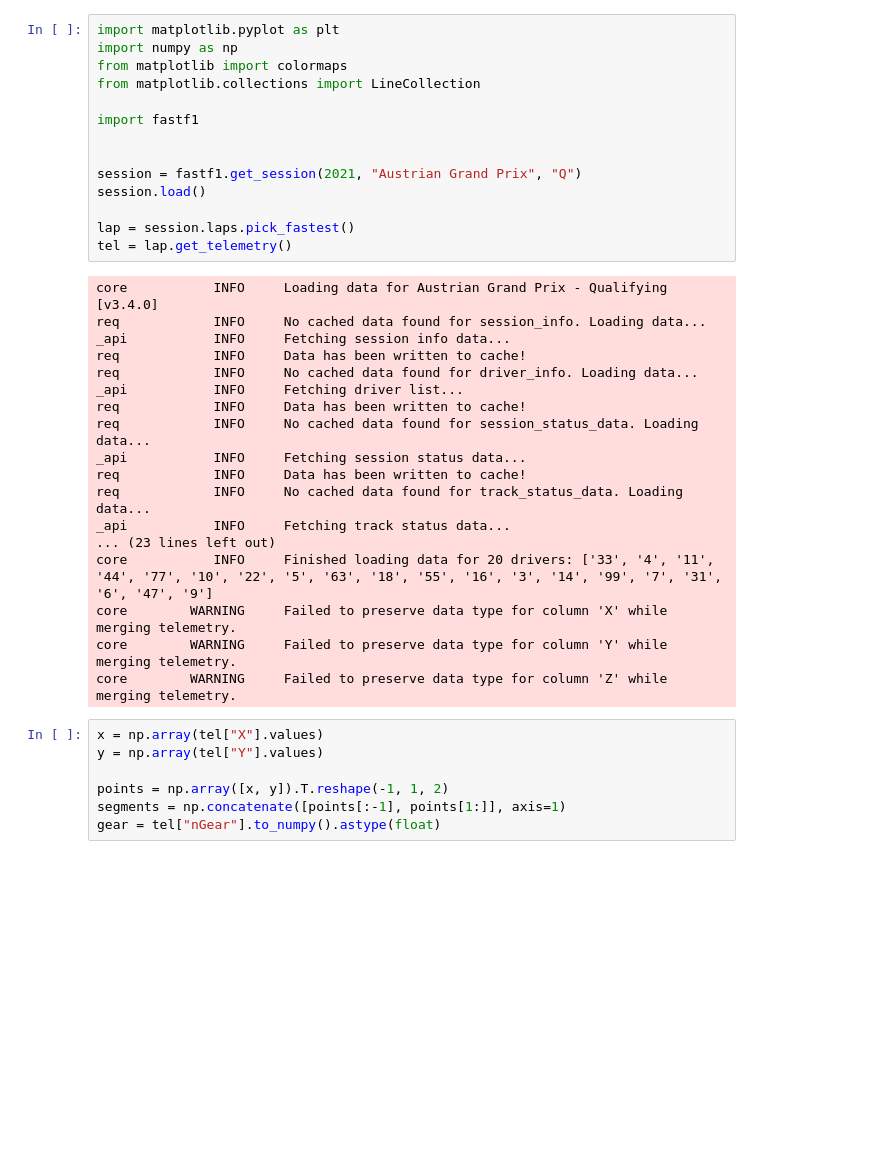
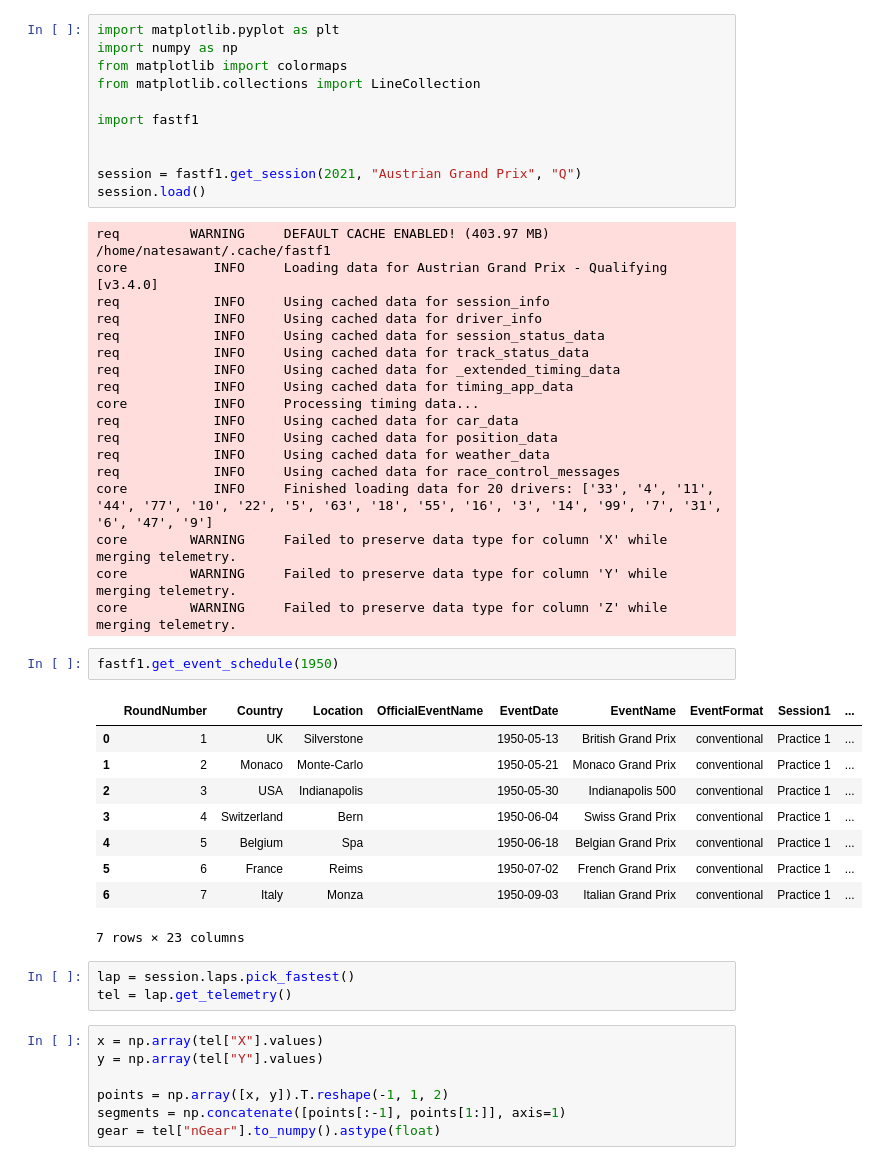
Before and after one commit to natesawant/f1-visualization, a Jupyter notebook: testing.ipynb, the cells around one changed output. Saved outputs shown, nothing was run; the diff lists cells and outputs as text; blank space fills up the shorter version.

```diff
--- a/testing.ipynb
+++ b/testing.ipynb
@@ -9,27 +9,39 @@ import fastf1
 
 session = fastf1.get_session(2021, "Austrian Grand Prix", "Q")
 session.load()
-
-lap = session.laps.pick_fastest()
-tel = lap.get_telemetry()
 # %% [output]
+req         WARNING     DEFAULT CACHE ENABLED! (403.97 MB) /home/natesawant/.cache/fastf1
 core           INFO     Loading data for Austrian Grand Prix - Qualifying [v3.4.0]
-req            INFO     No cached data found for session_info. Loading data...
-_api           INFO     Fetching session info data...
-req            INFO     Data has been written to cache!
-req            INFO     No cached data found for driver_info. Loading data...
-_api           INFO     Fetching driver list...
-req            INFO     Data has been written to cache!
-req            INFO     No cached data found for session_status_data. Loading data...
-_api           INFO     Fetching session status data...
-req            INFO     Data has been written to cache!
-req            INFO     No cached data found for track_status_data. Loading data...
-_api           INFO     Fetching track status data...
-... (23 lines left out)
+req            INFO     Using cached data for session_info
+req            INFO     Using cached data for driver_info
+req            INFO     Using cached data for session_status_data
+req            INFO     Using cached data for track_status_data
+req            INFO     Using cached data for _extended_timing_data
+req            INFO     Using cached data for timing_app_data
+core           INFO     Processing timing data...
+req            INFO     Using cached data for car_data
+req            INFO     Using cached data for position_data
+req            INFO     Using cached data for weather_data
+req            INFO     Using cached data for race_control_messages
 core           INFO     Finished loading data for 20 drivers: ['33', '4', '11', '44', '77', '10', '22', '5', '63', '18', '55', '16', '3', '14', '99', '7', '31', '6', '47', '9']
 core        WARNING     Failed to preserve data type for column 'X' while merging telemetry.
 core        WARNING     Failed to preserve data type for column 'Y' while merging telemetry.
 core        WARNING     Failed to preserve data type for column 'Z' while merging telemetry.
+# %%
+fastf1.get_event_schedule(1950)
+# %% [output]
+|  | RoundNumber | Country | Location | OfficialEventName | EventDate | EventName | EventFormat | Session1 | ... |
+| 0 | 1 | UK | Silverstone |  | 1950-05-13 | British Grand Prix | conventional | Practice 1 | ... |
+| 1 | 2 | Monaco | Monte-Carlo |  | 1950-05-21 | Monaco Grand Prix | conventional | Practice 1 | ... |
+| 2 | 3 | USA | Indianapolis |  | 1950-05-30 | Indianapolis 500 | conventional | Practice 1 | ... |
+| 3 | 4 | Switzerland | Bern |  | 1950-06-04 | Swiss Grand Prix | conventional | Practice 1 | ... |
+| 4 | 5 | Belgium | Spa |  | 1950-06-18 | Belgian Grand Prix | conventional | Practice 1 | ... |
+| 5 | 6 | France | Reims |  | 1950-07-02 | French Grand Prix | conventional | Practice 1 | ... |
+| 6 | 7 | Italy | Monza |  | 1950-09-03 | Italian Grand Prix | conventional | Practice 1 | ... |
+7 rows × 23 columns
+# %%
+lap = session.laps.pick_fastest()
+tel = lap.get_telemetry()
 # %%
 x = np.array(tel["X"].values)
 y = np.array(tel["Y"].values)
```
Also changed, not shown: parts of 1 cell of this notebook, 9 other files.
